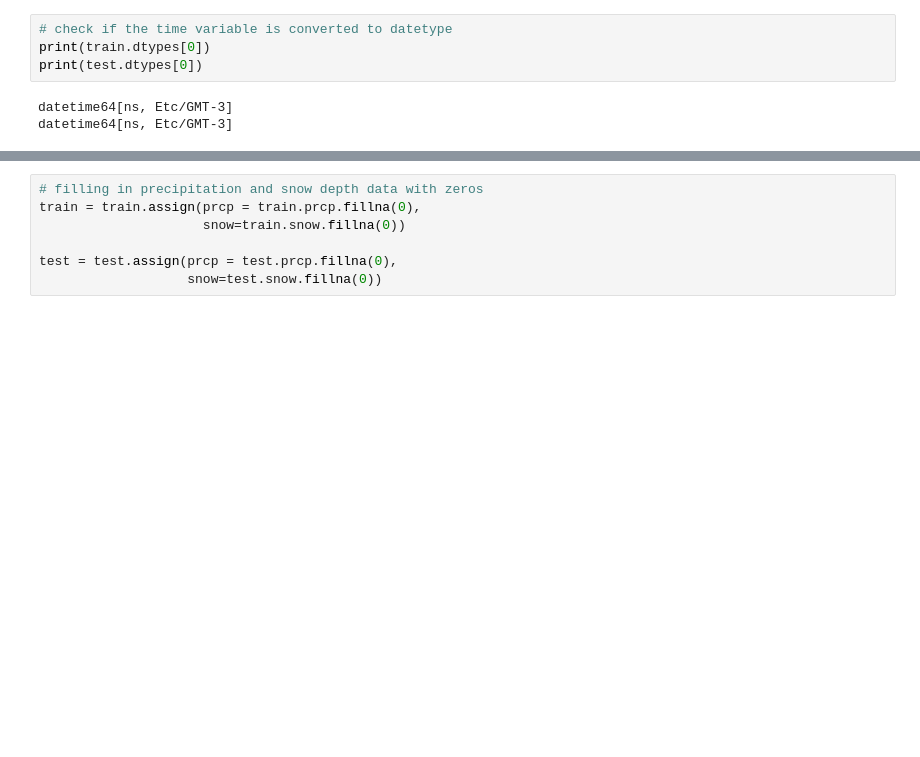
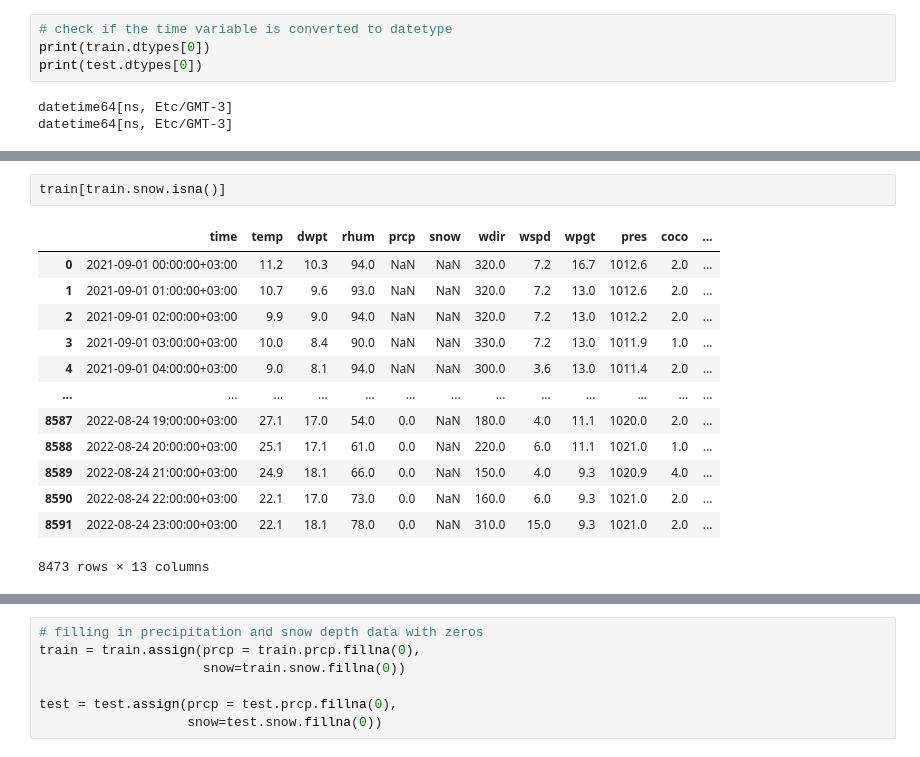
Before and after one commit to Chygos/UniTartu_Intro_to_DS_Project, a Jupyter notebook: Data_Cleaning.ipynb, the cells around one changed output, grey strips where cells are left out. Drawn from its saved outputs; the diff is of its cells as text; blank space fills up the shorter version.

```diff
--- a/Data_Cleaning.ipynb
+++ b/Data_Cleaning.ipynb
@@ -121,0 +128,16 @@ datetime64[ns, Etc/GMT-3]
+# %%
+train[train.snow.isna()]
+# %% [output]
+|  | time | temp | dwpt | rhum | prcp | snow | wdir | wspd | wpgt | pres | coco | ... |
+| 0 | 2021-09-01 00:00:00+03:00 | 11.2 | 10.3 | 94.0 | NaN | NaN | 320.0 | 7.2 | 16.7 | 1012.6 | 2.0 | ... |
+| 1 | 2021-09-01 01:00:00+03:00 | 10.7 | 9.6 | 93.0 | NaN | NaN | 320.0 | 7.2 | 13.0 | 1012.6 | 2.0 | ... |
+| 2 | 2021-09-01 02:00:00+03:00 | 9.9 | 9.0 | 94.0 | NaN | NaN | 320.0 | 7.2 | 13.0 | 1012.2 | 2.0 | ... |
+| 3 | 2021-09-01 03:00:00+03:00 | 10.0 | 8.4 | 90.0 | NaN | NaN | 330.0 | 7.2 | 13.0 | 1011.9 | 1.0 | ... |
+| 4 | 2021-09-01 04:00:00+03:00 | 9.0 | 8.1 | 94.0 | NaN | NaN | 300.0 | 3.6 | 13.0 | 1011.4 | 2.0 | ... |
+| ... | ... | ... | ... | ... | ... | ... | ... | ... | ... | ... | ... | ... |
+| 8587 | 2022-08-24 19:00:00+03:00 | 27.1 | 17.0 | 54.0 | 0.0 | NaN | 180.0 | 4.0 | 11.1 | 1020.0 | 2.0 | ... |
+| 8588 | 2022-08-24 20:00:00+03:00 | 25.1 | 17.1 | 61.0 | 0.0 | NaN | 220.0 | 6.0 | 11.1 | 1021.0 | 1.0 | ... |
+| 8589 | 2022-08-24 21:00:00+03:00 | 24.9 | 18.1 | 66.0 | 0.0 | NaN | 150.0 | 4.0 | 9.3 | 1020.9 | 4.0 | ... |
+| 8590 | 2022-08-24 22:00:00+03:00 | 22.1 | 17.0 | 73.0 | 0.0 | NaN | 160.0 | 6.0 | 9.3 | 1021.0 | 2.0 | ... |
+| 8591 | 2022-08-24 23:00:00+03:00 | 22.1 | 18.1 | 78.0 | 0.0 | NaN | 310.0 | 15.0 | 9.3 | 1021.0 | 2.0 | ... |
+8473 rows × 13 columns
```
Also changed, not shown: parts of 4 cells of this notebook.
